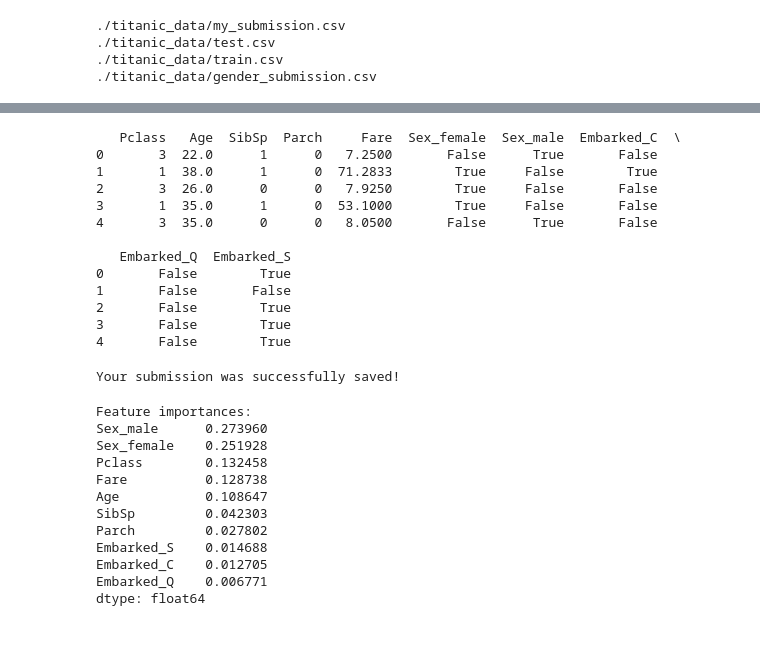
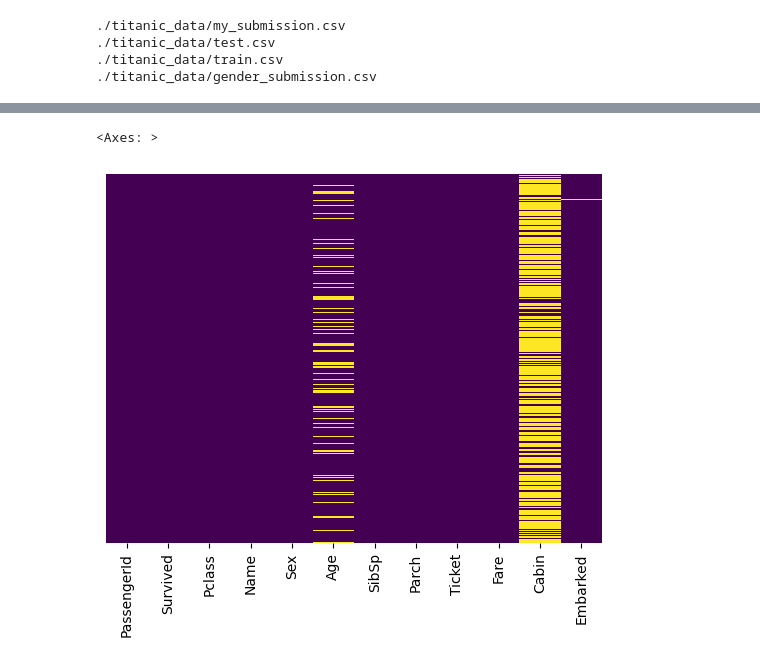
Before and after one commit to alexbond008/Titanic-ML-from-Disaster, a Jupyter notebook: titanic.ipynb, the cells around one changed output, grey strips where cells are left out. Cells and saved outputs as stored; diff of their text form; code cells hidden in the pictures; blank space fills up the shorter version.

```diff
--- a/titanic.ipynb
+++ b/titanic.ipynb
@@ -25,53 +28,8 @@ train_data.head()
 | 2 | 3 | 1 | 3 | Heikkinen, Miss. Laina | female | 26.0 | 0 | 0 | STON/O2. 3101282 | 7.9250 | ... |
 | 3 | 4 | 1 | 1 | Futrelle, Mrs. Jacques Heath (Lil... | female | 35.0 | 1 | 0 | 113803 | 53.1000 | ... |
 | 4 | 5 | 0 | 3 | Allen, Mr. William Henry | male | 35.0 | 0 | 0 | 373450 | 8.0500 | ... |
-# %%
-y = train_data['Survived']
-
-features = ['Pclass','Sex','Age','SibSp','Parch','Fare','Embarked']
-X = pd.get_dummies(train_data[features])
-X_test = pd.get_dummies(test_data[features])
-print(X.head())
-# %% [output]
-   Pclass   Age  SibSp  Parch     Fare  Sex_female  Sex_male  Embarked_C  \
-0       3  22.0      1      0   7.2500       False      True       False
-1       1  38.0      1      0  71.2833        True     False        True
-2       3  26.0      0      0   7.9250        True     False       False
-3       1  35.0      1      0  53.1000        True     False       False
-4       3  35.0      0      0   8.0500       False      True       False
-
-   Embarked_Q  Embarked_S
-0       False        True
-1       False       False
-2       False        True
-3       False        True
-4       False        True
-# %%
-model = RandomForestClassifier(n_estimators=100, max_depth=5, random_state=1)
-model.fit(X, y)
-
-predictions = model.predict(X_test)
-
-output = pd.DataFrame({'PassengerId': test_data.PassengerId, 'Survived': predictions})
-output.to_csv('titanic_data/my_submission.csv', index=False)
-print("Your submission was successfully saved!")
-# %% [output]
-Your submission was successfully saved!
-# %%
-importances = pd.Series(model.feature_importances_, index=X.columns)
-importances = importances.sort_values(ascending=False)
-print("\nFeature importances:")
-print(importances)
-# %% [output]
-Feature importances:
-Sex_male      0.273960
-Sex_female    0.251928
-Pclass        0.132458
-Fare          0.128738
-Age           0.108647
-SibSp         0.042303
-Parch         0.027802
-Embarked_S    0.014688
-Embarked_C    0.012705
-Embarked_Q    0.006771
-dtype: float64
+# %%
+sns.heatmap(train_data.isnull(), yticklabels=False, cbar=False, cmap='viridis')
+# %% [output]
+<Axes: >
+[figure, added]
```
Also changed, not shown: parts of 13 cells of this notebook.
